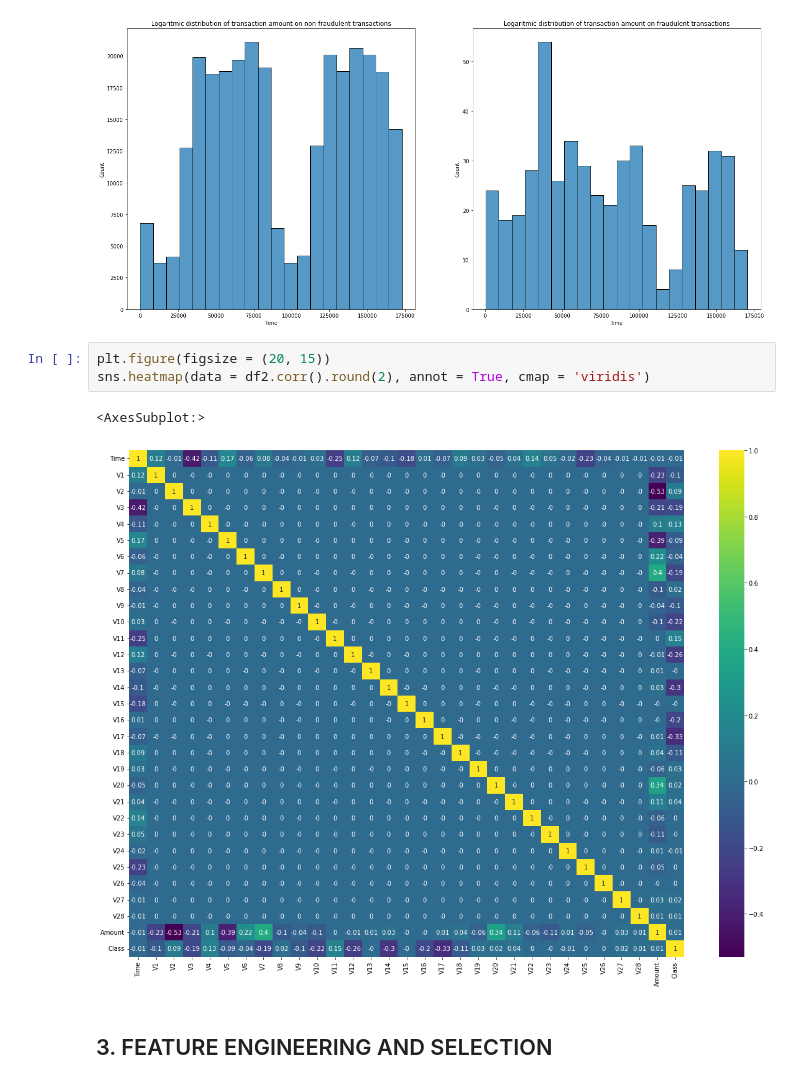
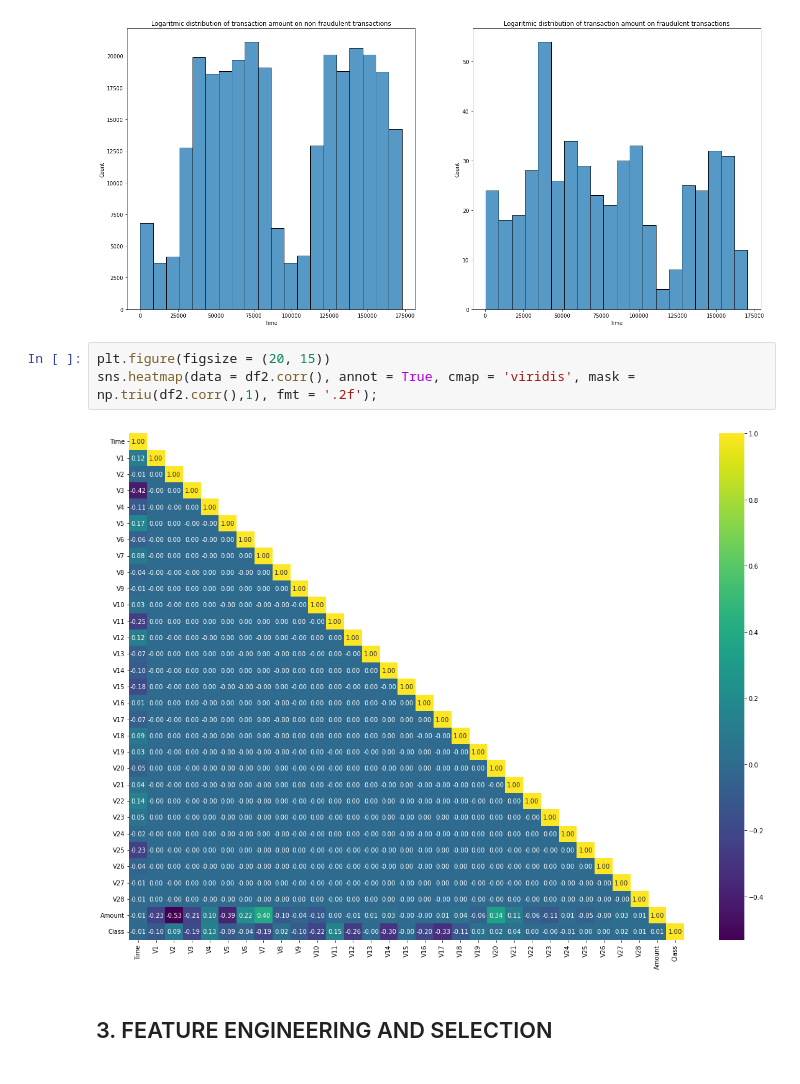
Before and after one commit to leomarfmn/imbalanced-data-fraud-detection, a Jupyter notebook: Imbalanced data - Fraud detection.ipynb, the cells around one changed output. Drawn from its saved outputs; the diff is of its cells as text.

Commit message:
edited heatmap and worked on the object to print shape of data

```diff
--- a/Imbalanced data - Fraud detection.ipynb
+++ b/Imbalanced data - Fraud detection.ipynb
@@ -160,10 +160,9 @@ ax2.set_title('Logaritmic distribution of transaction amount on fraudulent trans
 [figure]
 # %%
 plt.figure(figsize = (20, 15))
-sns.heatmap(data = df2.corr().round(2), annot = True, cmap = 'viridis')
+sns.heatmap(data = df2.corr(), annot = True, cmap = 'viridis', mask = np.triu(df2.corr(),1), fmt = '.2f');
 # %% [output]
-<AxesSubplot:>
-[figure, old version]
+[figure, new version]
 # %% [markdown]
 ## 3. FEATURE ENGINEERING AND SELECTION
 # %%
```
Also changed, not shown: parts of 38 cells of this notebook.
